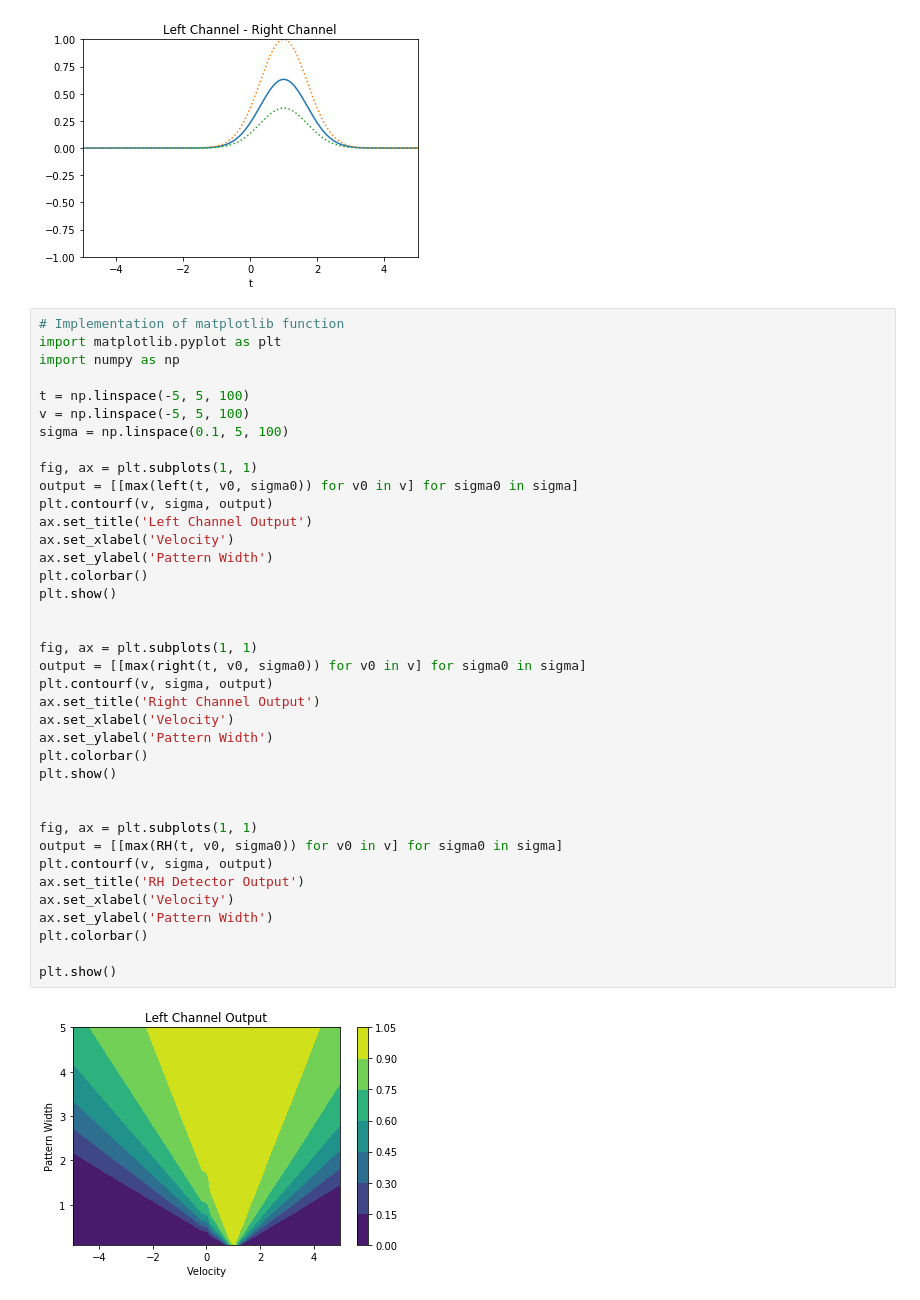
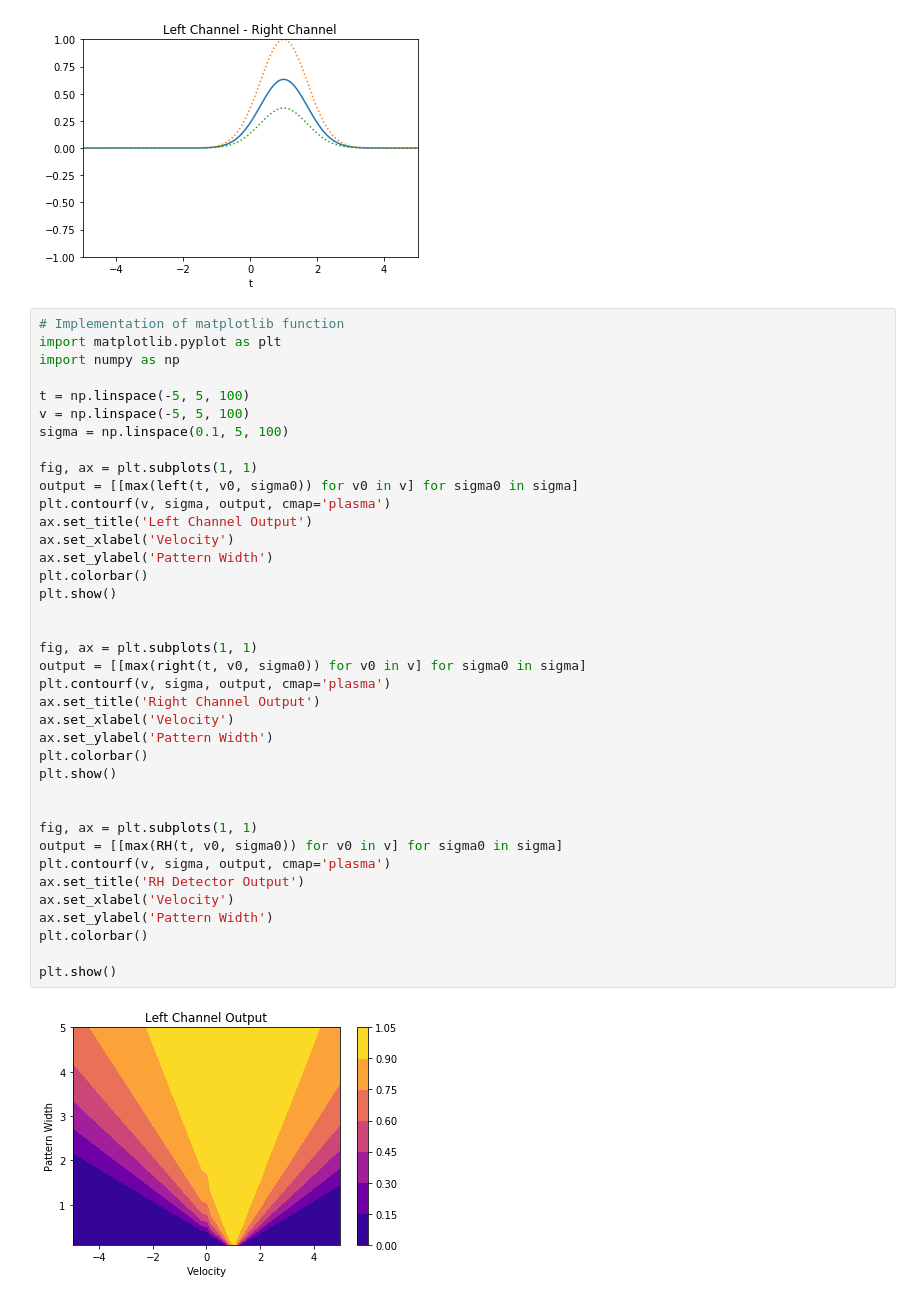
Before and after one commit to aatishb/motiondetection, a Jupyter notebook: Motion Detection.ipynb, the cells around one changed output. Cells and saved outputs as stored; diff of their text form.

```diff
--- a/Motion Detection.ipynb
+++ b/Motion Detection.ipynb
@@ -128,34 +128,34 @@ t = np.linspace(-5, 5, 100)
 v = np.linspace(-5, 5, 100)
 sigma = np.linspace(0.1, 5, 100)
 
 fig, ax = plt.subplots(1, 1)
 output = [[max(left(t, v0, sigma0)) for v0 in v] for sigma0 in sigma]
-plt.contourf(v, sigma, output)
+plt.contourf(v, sigma, output, cmap='plasma')
 ax.set_title('Left Channel Output')
 ax.set_xlabel('Velocity')
 ax.set_ylabel('Pattern Width')
 plt.colorbar()
 plt.show()
 
 
 fig, ax = plt.subplots(1, 1)
 output = [[max(right(t, v0, sigma0)) for v0 in v] for sigma0 in sigma]
-plt.contourf(v, sigma, output)
+plt.contourf(v, sigma, output, cmap='plasma')
 ax.set_title('Right Channel Output')
 ax.set_xlabel('Velocity')
 ax.set_ylabel('Pattern Width')
 plt.colorbar()
 plt.show()
 
 
 fig, ax = plt.subplots(1, 1)
 output = [[max(RH(t, v0, sigma0)) for v0 in v] for sigma0 in sigma]
-plt.contourf(v, sigma, output)
+plt.contourf(v, sigma, output, cmap='plasma')
 ax.set_title('RH Detector Output')
 ax.set_xlabel('Velocity')
 ax.set_ylabel('Pattern Width')
 plt.colorbar()
 
 plt.show()
 # %% [output]
-[figure, old version]
+[figure, new version]
```
Also changed, not shown: parts of 2 cells of this notebook.
